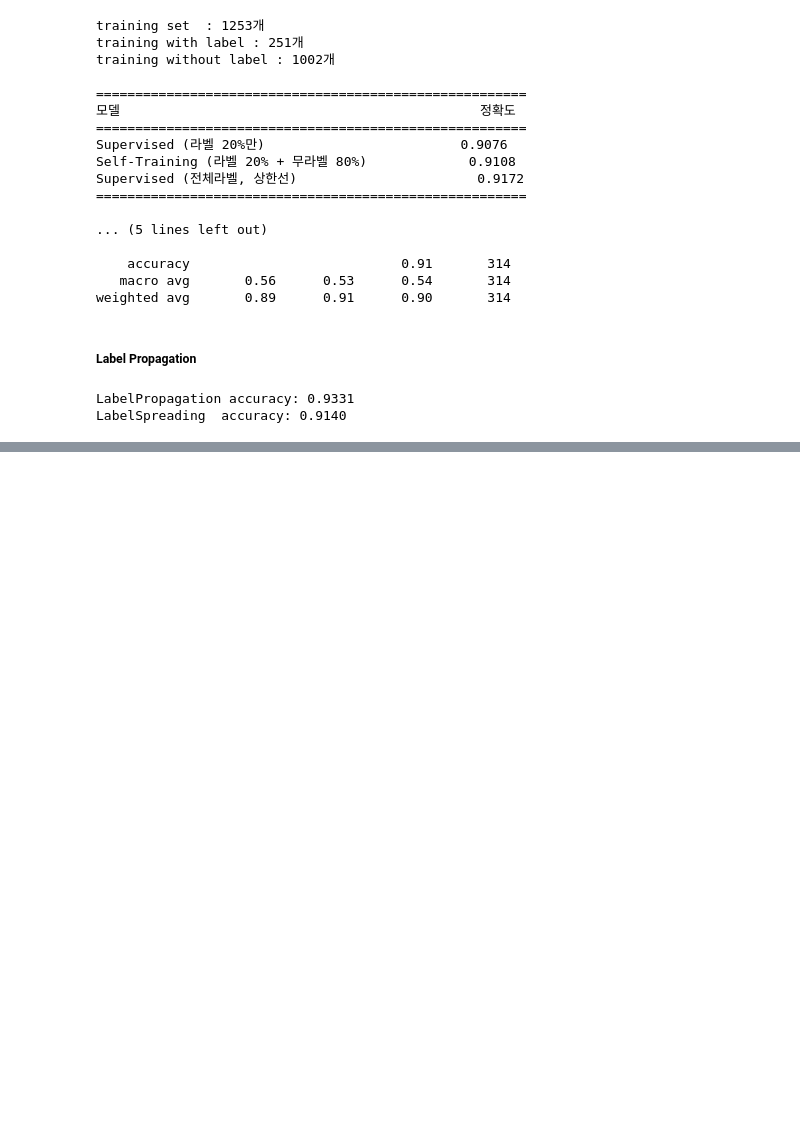
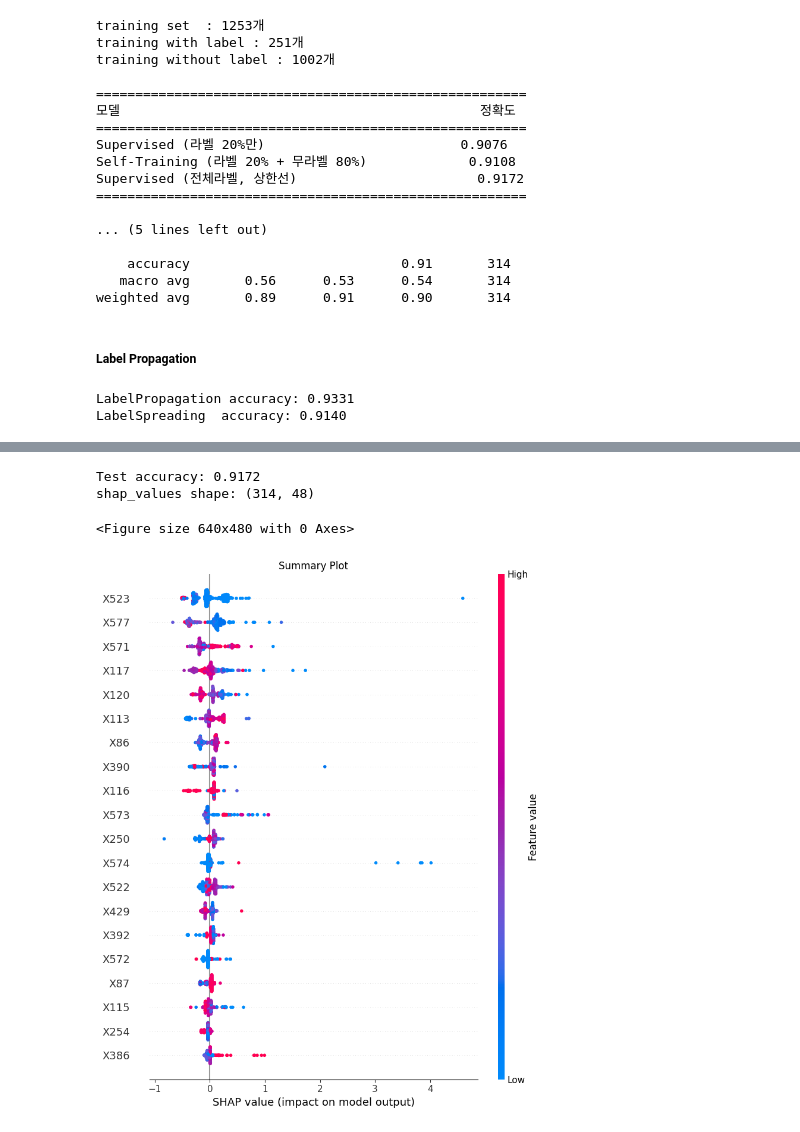
Before and after one commit to ws-l/hh_2026_2, a Jupyter notebook: 6일차/HH_2026_6_4_extra.ipynb, the cells around one changed output, grey strips where cells are left out. Saved outputs shown, nothing was run; the diff lists cells and outputs as text; code cells hidden in the pictures; blank space fills up the shorter version.

```diff
--- a/6일차/HH_2026_6_4_extra.ipynb
+++ b/6일차/HH_2026_6_4_extra.ipynb
@@ -171,0 +189,54 @@ LabelSpreading  accuracy: 0.9140
+# %%
+import numpy as np
+import pandas as pd
+import shap
+import matplotlib.pyplot as plt
+from sklearn.model_selection import train_test_split
+from sklearn.ensemble import GradientBoostingClassifier
+
+df = pd.read_csv('data.csv')  # 파일명 수정
+
+X = df.drop(columns=['Pass.Fail'])
+y = df['Pass.Fail']
+
+feature_names = X.columns.tolist()
+
+X_train, X_test, y_train, y_test = train_test_split(
+    X, y, test_size=0.2, random_state=42, stratify=y
+)
+
+# -----------------------------------------------
+# 학습
+# -----------------------------------------------
+model = GradientBoostingClassifier(n_estimators=100, random_state=42)
+model.fit(X_train, y_train)
+print(f"Test accuracy: {model.score(X_test, y_test):.4f}")
+
+# -----------------------------------------------
+# SHAP 계산
+# -----------------------------------------------
+explainer = shap.TreeExplainer(model)
+shap_values = explainer.shap_values(X_test)  # X_test 전체에 대해 계산
+
+# 이진분류면 shap_values 그대로
+# 다중분류면 shap_values[클래스인덱스] 로 접근
+print(f"shap_values shape: {np.array(shap_values).shape}")
+
+# -----------------------------------------------
+# Summary Plot (전체 feature 중요도)
+# -----------------------------------------------
+plt.figure()
+shap.summary_plot(
+    shap_values,
+    X_test,
+    feature_names=feature_names,
+    show=False
+)
+plt.title("Summary Plot")
+plt.tight_layout()
+plt.show()
+# %% [output]
+Test accuracy: 0.9172
+shap_values shape: (314, 48)
+<Figure size 640x480 with 0 Axes>
+[figure, added]
```
Also changed, not shown: parts of 6 cells of this notebook.
